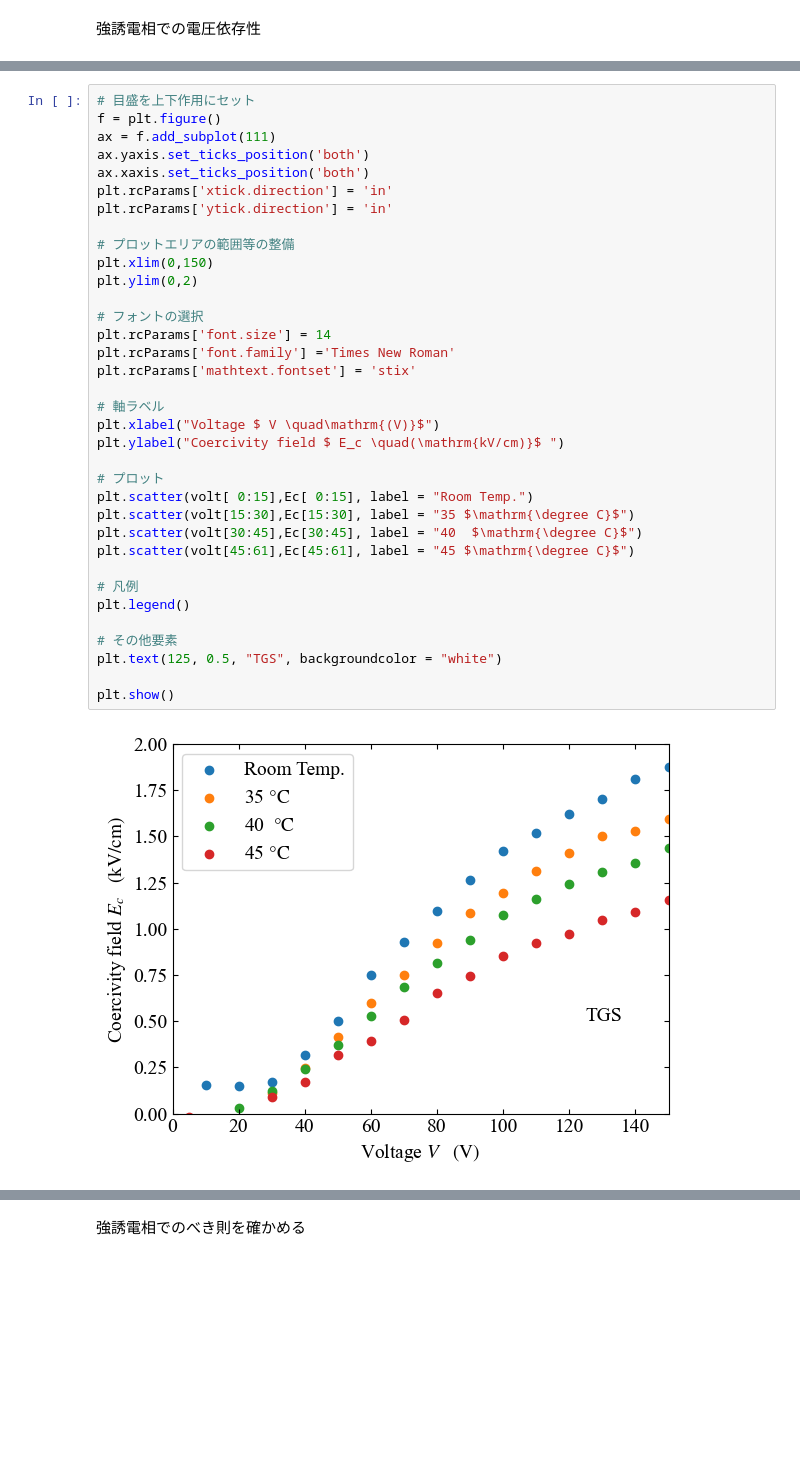
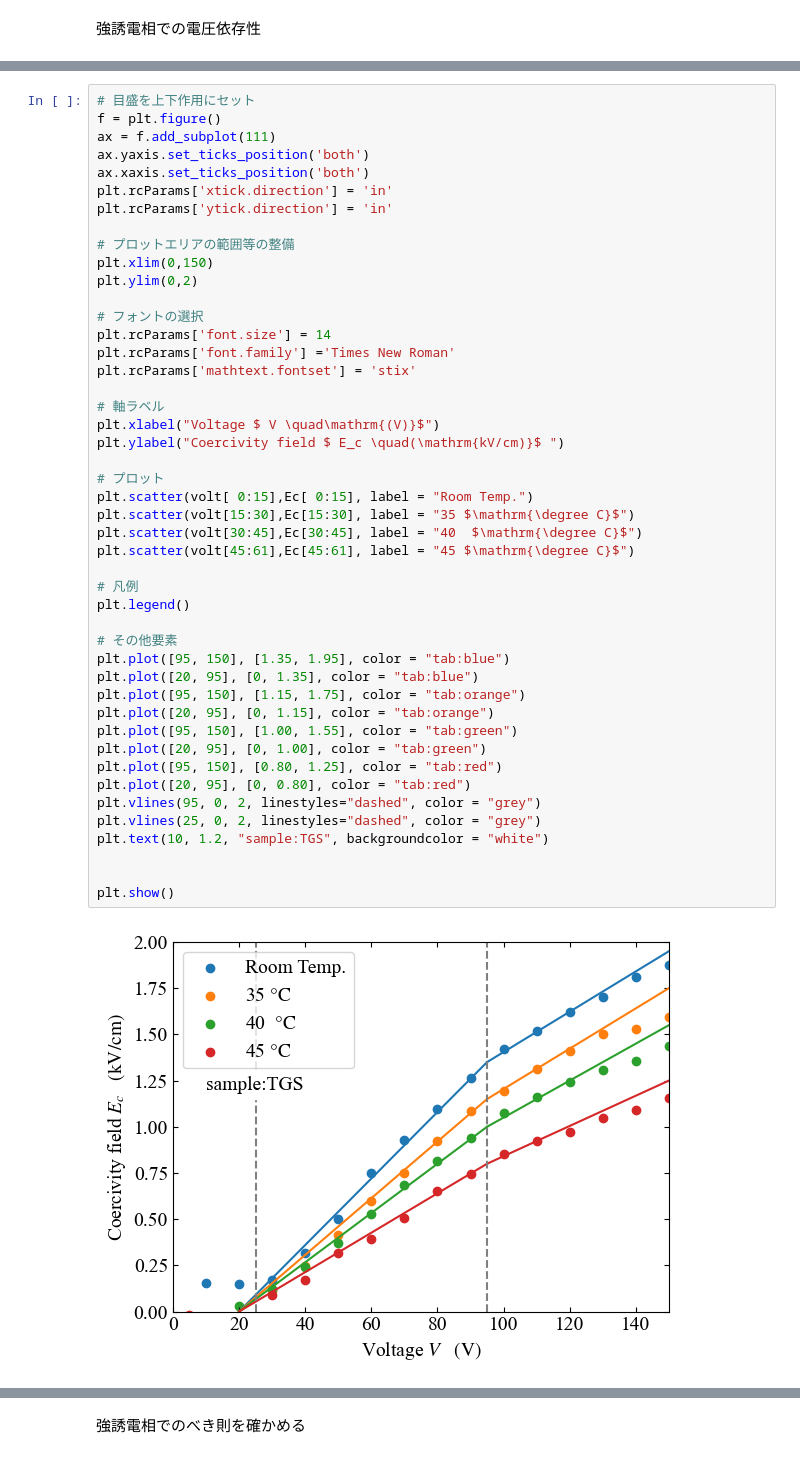
Before and after one commit to xiang-gong3944/----, a Jupyter notebook: 2024_10_04_ヒステリシス/data/2024_10_11.ipynb, the cells around one changed output, grey strips where cells are left out. Drawn from its saved outputs; the diff is of its cells as text; blank space fills up the shorter version.

```diff
--- a/2024_10_04_ヒステリシス/data/2024_10_11.ipynb
+++ b/2024_10_04_ヒステリシス/data/2024_10_11.ipynb
@@ -194,32 +223,43 @@ ax.yaxis.set_ticks_position('both')
 ax.xaxis.set_ticks_position('both')
 plt.rcParams['xtick.direction'] = 'in'
 plt.rcParams['ytick.direction'] = 'in'
 
 # プロットエリアの範囲等の整備
 plt.xlim(0,150)
 plt.ylim(0,2)
 
 # フォントの選択
 plt.rcParams['font.size'] = 14
 plt.rcParams['font.family'] ='Times New Roman'
 plt.rcParams['mathtext.fontset'] = 'stix'
 
 # 軸ラベル
 plt.xlabel("Voltage $ V \quad\mathrm{(V)}$")
 plt.ylabel("Coercivity field $ E_c \quad(\mathrm{kV/cm)}$ ")
 
 # プロット
 plt.scatter(volt[ 0:15],Ec[ 0:15], label = "Room Temp.")
 plt.scatter(volt[15:30],Ec[15:30], label = "35 $\mathrm{\degree C}$")
 plt.scatter(volt[30:45],Ec[30:45], label = "40  $\mathrm{\degree C}$")
 plt.scatter(volt[45:61],Ec[45:61], label = "45 $\mathrm{\degree C}$")
 
 # 凡例
 plt.legend()
 
 # その他要素
-plt.text(125, 0.5, "TGS", backgroundcolor = "white")
+plt.plot([95, 150], [1.35, 1.95], color = "tab:blue")
+plt.plot([20, 95], [0, 1.35], color = "tab:blue")
+plt.plot([95, 150], [1.15, 1.75], color = "tab:orange")
+plt.plot([20, 95], [0, 1.15], color = "tab:orange")
+plt.plot([95, 150], [1.00, 1.55], color = "tab:green")
+plt.plot([20, 95], [0, 1.00], color = "tab:green")
+plt.plot([95, 150], [0.80, 1.25], color = "tab:red")
+plt.plot([20, 95], [0, 0.80], color = "tab:red")
+plt.vlines(95, 0, 2, linestyles="dashed", color = "grey")
+plt.vlines(25, 0, 2, linestyles="dashed", color = "grey")
+plt.text(10, 1.2, "sample:TGS", backgroundcolor = "white")
+
 
 plt.show()
 # %% [output]
-[figure, old version]
+[figure, new version]
```
Also changed, not shown: parts of 22 cells of this notebook, 7 other files.
